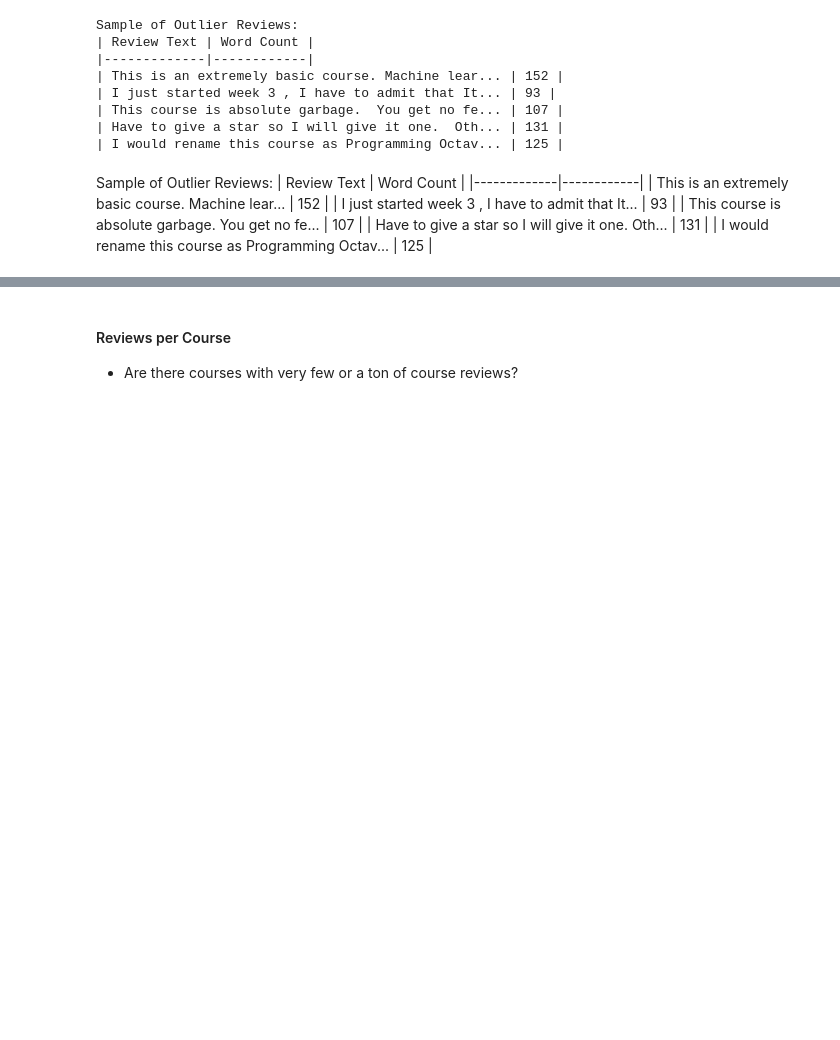
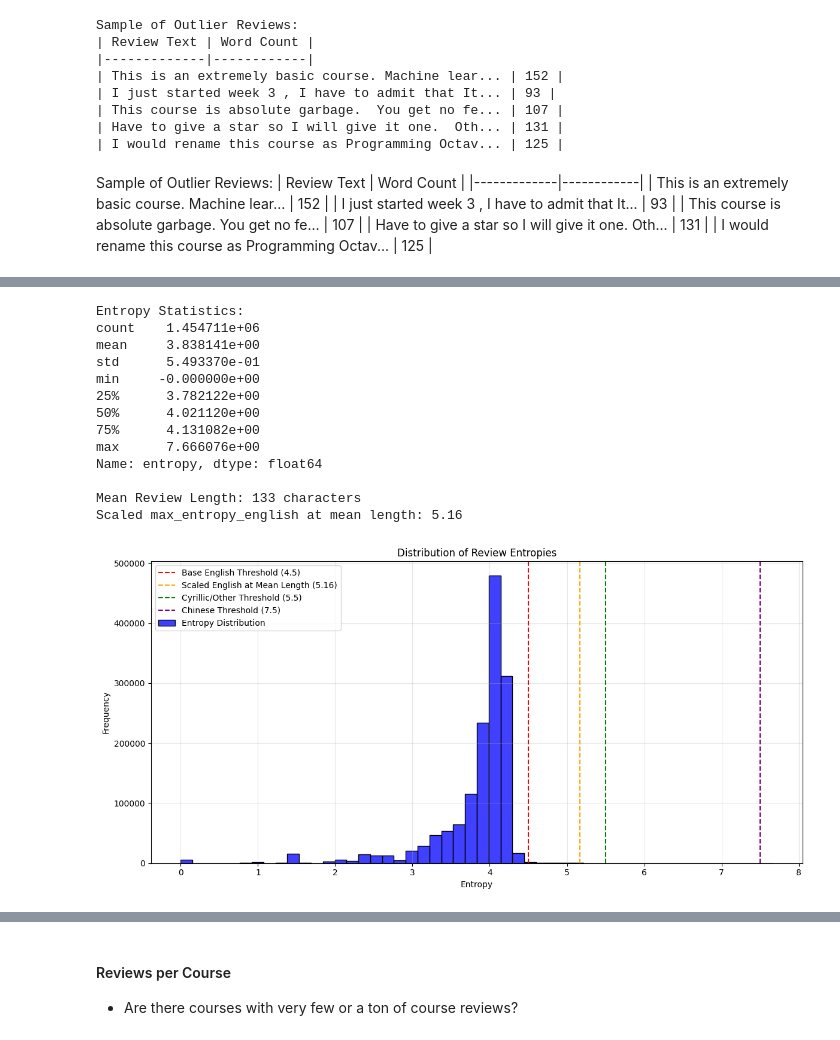
Before and after one commit to reggiebain/reviews-analyzer, a Jupyter notebook: eda/coursera-reviews-eda-sentiment.ipynb, the cells around one changed output, grey strips where cells are left out. Saved outputs shown, nothing was run; the diff lists cells and outputs as text; code cells hidden in the pictures; blank space fills up the shorter version.

Commit message:
entropy plots

```diff
--- a/eda/coursera-reviews-eda-sentiment.ipynb
+++ b/eda/coursera-reviews-eda-sentiment.ipynb
@@ -365,0 +408,80 @@ Next, we'll attempt to define a meaningful review as one with low entropy. Highe
+# %%
+def plot_entropy_distribution(test_df, review_col='reviews',
+                             base_entropy_english=4.5, entropy_scale=0.5,
+                             max_entropy_chinese=7.5, max_entropy_other=5.5):
+    df = test_df.copy()
+
+
+    # Calculate entropies and lengths
+    df['entropy'] = df[review_col].apply(calculate_entropy)
+    df['length'] = df[review_col].apply(lambda x: len(str(x)))
+
+    # Separate by language for analysis
+    df['is_chinese'] = df[review_col].apply(lambda x: any('\u4e00' <= c <= '\u9fff' for c in str(x)))
+    df['is_cyrillic'] = df[review_col].apply(lambda x: any('\u0400' <= c <= '\u04ff' for c in str(x)))
+
+    # Compute dynamic English threshold for mean length (for reference)
+    mean_length = df['length'].mean()
+    max_entropy_english_mean = base_entropy_english + (mean_length / 100) * entropy_scale
+
+    # Stats
+    print("Entropy Statistics:")
+    print(df['entropy'].describe())
+    print(f"\nMean Review Length: {mean_length:.0f} characters")
+    print(f"Scaled max_entropy_english at mean length: {max_entropy_english_mean:.2f}")
+
+    # Plot histogram
+    plt.figure(figsize=(12, 6))
+    sns.histplot(df['entropy'], bins=50, color='blue', label='Entropy Distribution')
+
+    # Add threshold lines
+    plt.axvline(x=base_entropy_english, color='red', linestyle='--',
+                label=f'Base English Threshold ({base_entropy_english})')
+    plt.axvline(x=max_entropy_english_mean, color='orange', linestyle='--',
+                label=f'Scaled English at Mean Length ({max_entropy_english_mean:.2f})')
+    plt.axvline(x=max_entropy_other, color='green', linestyle='--',
+                label=f'Cyrillic/Other Threshold ({max_entropy_other})')
+    plt.axvline(x=max_entropy_chinese, color='purple', linestyle='--',
+                label=f'Chinese Threshold ({max_entropy_chinese})')
+
+    # Customize plot
+    plt.title('Distribution of Review Entropies')
+    plt.xlabel('Entropy')
+    plt.ylabel('Frequency')
+    plt.legend()
+    plt.grid(True, alpha=0.3)
+    plt.tight_layout()
+    plt.savefig('review_entropy_dist.png')
+    plt.show()
+
+    # Optional: Separate by language
+    plt.figure(figsize=(12, 6))
+    sns.histplot(df[df['is_chinese']]['entropy'], bins=30, kde=True, color='purple', label='Chinese')
+    sns.histplot(df[df['is_cyrillic']]['entropy'], bins=30, kde=True, color='green', label='Cyrillic')
+    sns.histplot(df[~df['is_chinese'] & ~df['is_cyrillic']]['entropy'], bins=30,
+                 color='blue', label='English/Other')
+    plt.title('Entropy Distribution by Language')
+    plt.xlabel('Entropy')
+    plt.ylabel('Frequency')
+    plt.legend()
+    plt.grid(True, alpha=0.3)
+    plt.savefig('review_entropy_lang.png')
+    plt.show()
+
+
+plot_entropy_distribution(merged_df.copy())
+# %% [output]
+Entropy Statistics:
+count    1.454711e+06
+mean     3.838141e+00
+std      5.493370e-01
+min     -0.000000e+00
+25%      3.782122e+00
+50%      4.021120e+00
+75%      4.131082e+00
+max      7.666076e+00
+Name: entropy, dtype: float64
+
+Mean Review Length: 133 characters
+Scaled max_entropy_english at mean length: 5.16
+[figure, added]
```
Also changed, not shown: parts of 12 cells of this notebook, 4 other files.
